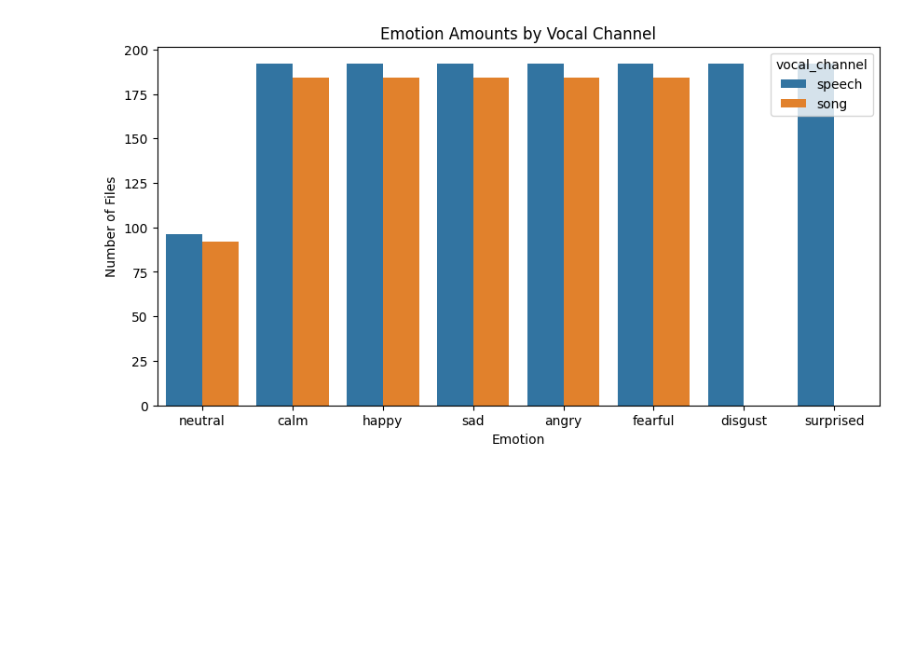
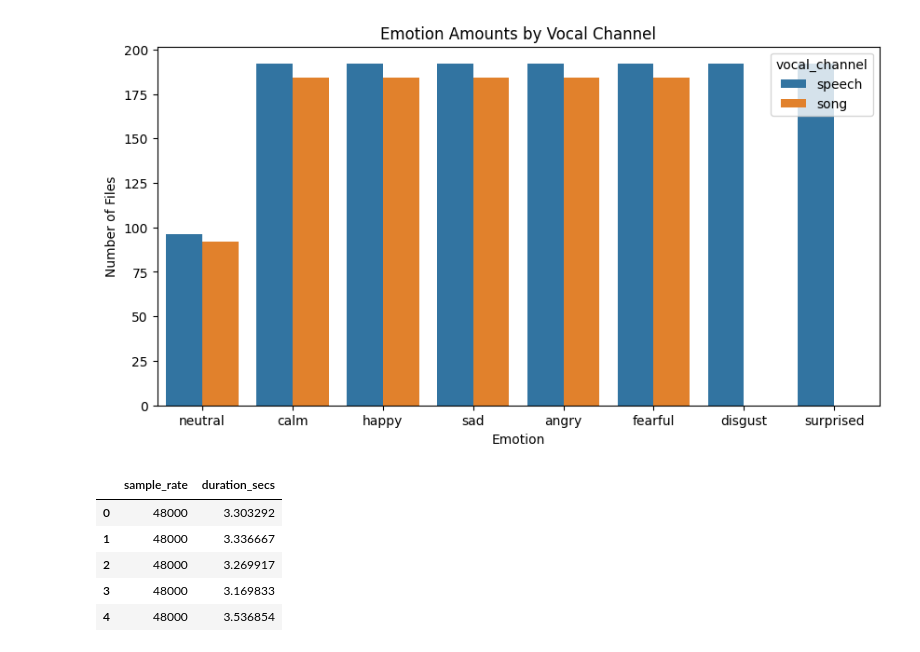
Before and after one commit to daley-tyler/Project_CSE432-532, a Jupyter notebook: SER_Project/notebooks/Data_Wrangling_Feature_4.ipynb, the cells around one changed output. Drawn from its saved outputs; the diff is of its cells as text; code cells hidden in the pictures; blank space fills up the shorter version.

```diff
--- a/SER_Project/notebooks/Data_Wrangling_Feature_4.ipynb
+++ b/SER_Project/notebooks/Data_Wrangling_Feature_4.ipynb
@@ -122,3 +123,24 @@ plt.ylabel("Number of Files")
 # %% [output]
 Text(0, 0.5, 'Number of Files')
 [figure]
+# %%
+#Exploring the audio properties
+audio_rows = []
+
+for fpath in metadata_df["path"]:
+    sample_rate = librosa.get_samplerate(fpath)
+    duration = librosa.get_duration(path=fpath)
+    row = {"sample_rate": sample_rate, "duration_secs": duration}
+
+    audio_rows.append(row)
+
+audio_df_temp = pd.DataFrame(audio_rows)
+
+audio_df_temp.head()
+# %% [output]
+|  | sample_rate | duration_secs |
+| 0 | 48000 | 3.303292 |
+| 1 | 48000 | 3.336667 |
+| 2 | 48000 | 3.269917 |
+| 3 | 48000 | 3.169833 |
+| 4 | 48000 | 3.536854 |
```
Also changed, not shown: parts of 2 cells of this notebook.
